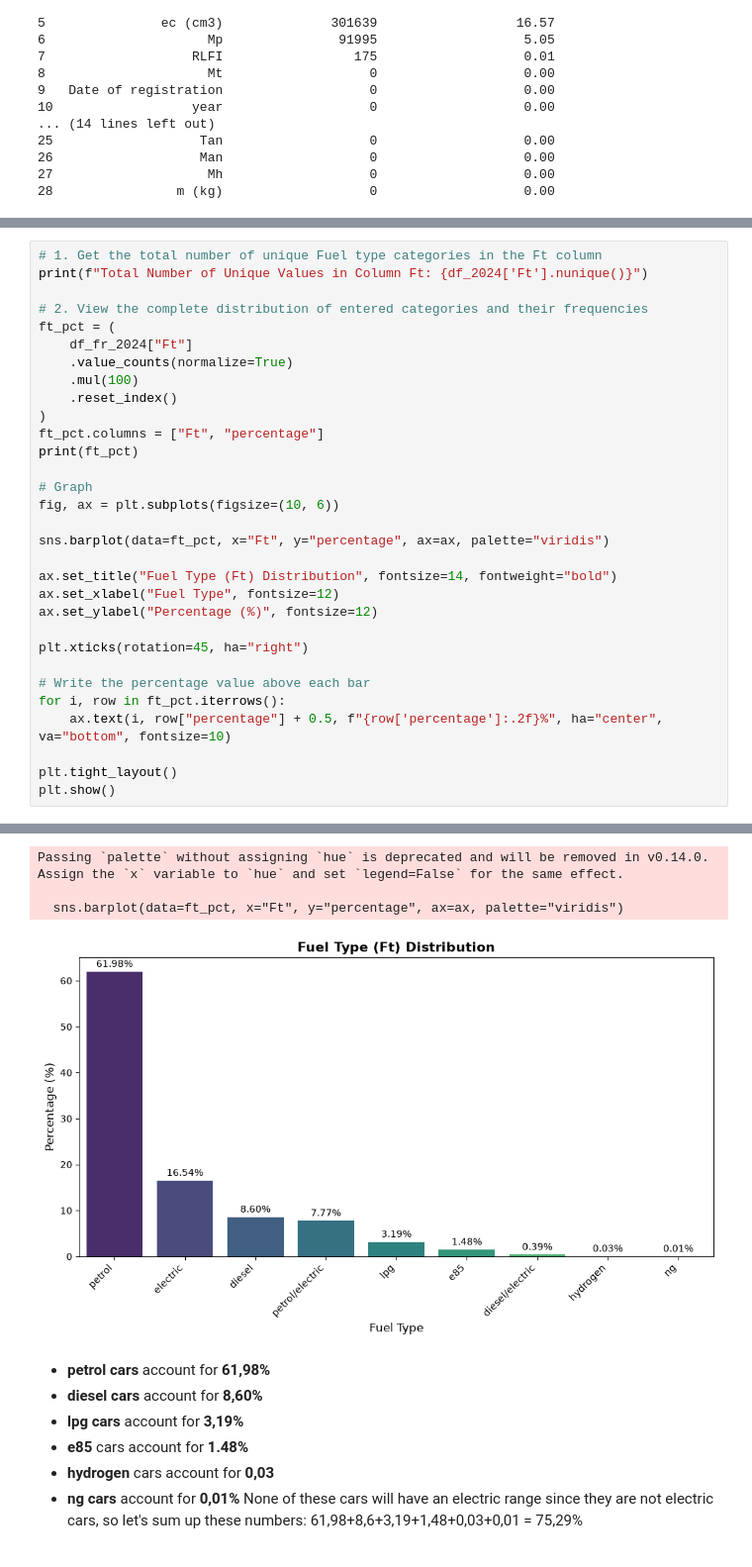
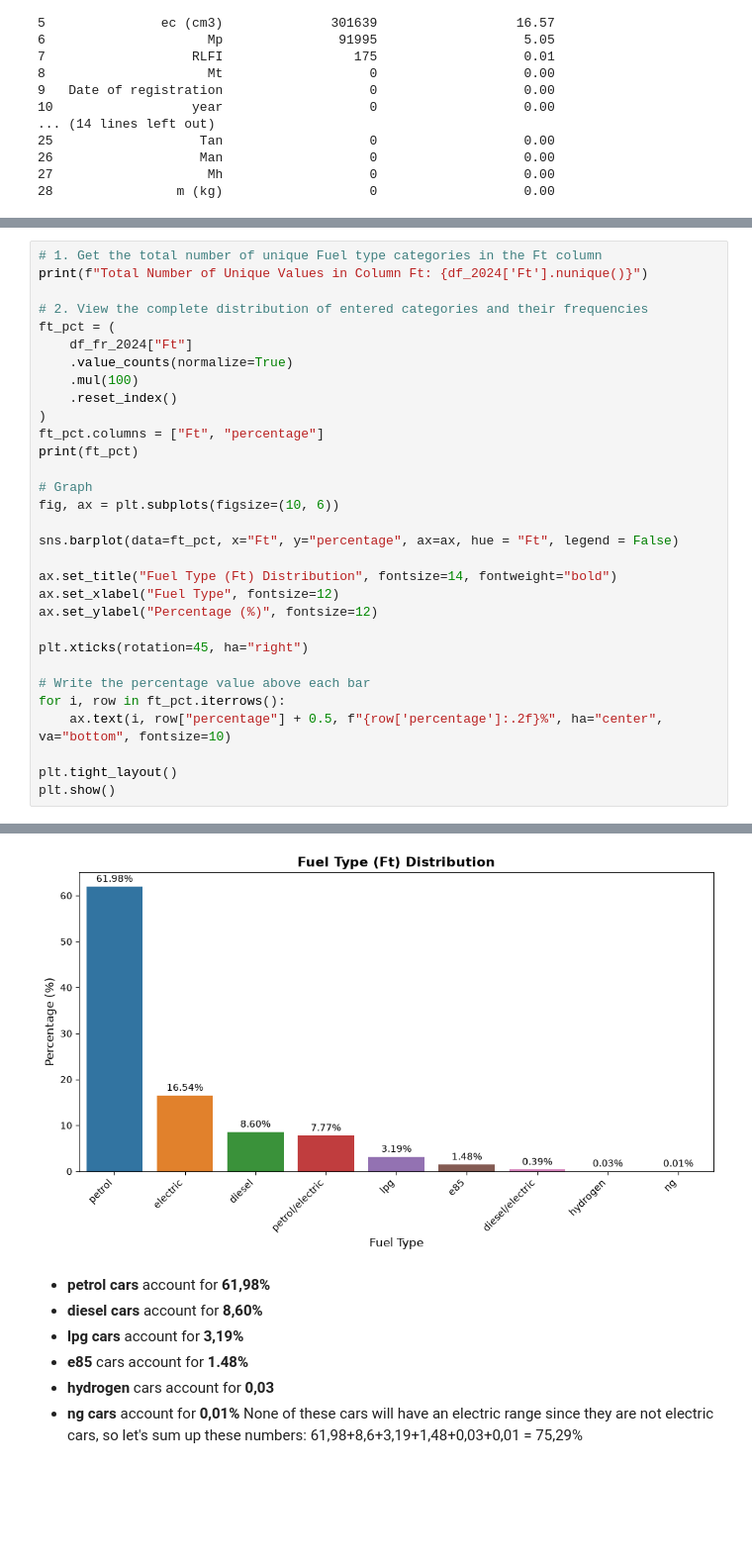
Before and after one commit to serhatgemici/project_data_exploration, a Jupyter notebook: Notebooks/04_preprocessing_and_feature_engineering.ipynb, the cells around one changed output, grey strips where cells are left out. Shown at 99% size. Drawn from its saved outputs; the diff is of its cells as text; blank space fills up the shorter version.

```diff
--- a/Notebooks/04_preprocessing_and_feature_engineering.ipynb
+++ b/Notebooks/04_preprocessing_and_feature_engineering.ipynb
@@ -171,38 +173,35 @@ ft_pct.columns = ["Ft", "percentage"]
 print(ft_pct)
 
 # Graph
 fig, ax = plt.subplots(figsize=(10, 6))
 
-sns.barplot(data=ft_pct, x="Ft", y="percentage", ax=ax, palette="viridis")
+sns.barplot(data=ft_pct, x="Ft", y="percentage", ax=ax, hue = "Ft", legend = False)
 
 ax.set_title("Fuel Type (Ft) Distribution", fontsize=14, fontweight="bold")
 ax.set_xlabel("Fuel Type", fontsize=12)
 ax.set_ylabel("Percentage (%)", fontsize=12)
 
 plt.xticks(rotation=45, ha="right")
 
 # Write the percentage value above each bar
 for i, row in ft_pct.iterrows():
     ax.text(i, row["percentage"] + 0.5, f"{row['percentage']:.2f}%", ha="center", va="bottom", fontsize=10)
 
 plt.tight_layout()
 plt.show()
 # %% [output]
 Total Number of Unique Values in Column Ft: 10
                 Ft  percentage
 0           petrol       61.98
 1         electric       16.54
 2           diesel        8.60
 3  petrol/electric        7.77
 4              lpg        3.19
 5              e85        1.48
 6  diesel/electric        0.39
 7         hydrogen        0.03
 8               ng        0.01
-Passing `palette` without assigning `hue` is deprecated and will be removed in v0.14.0. Assign the `x` variable to `hue` and set `legend=False` for the same effect.
-
-  sns.barplot(data=ft_pct, x="Ft", y="percentage", ax=ax, palette="viridis")
-[figure, old version]
+[figure, new version]
 # %% [markdown]
 - **petrol cars** account for **61,98%**
 - **diesel cars** account for **8,60%**
```
Also changed, not shown: parts of 27 cells of this notebook.
